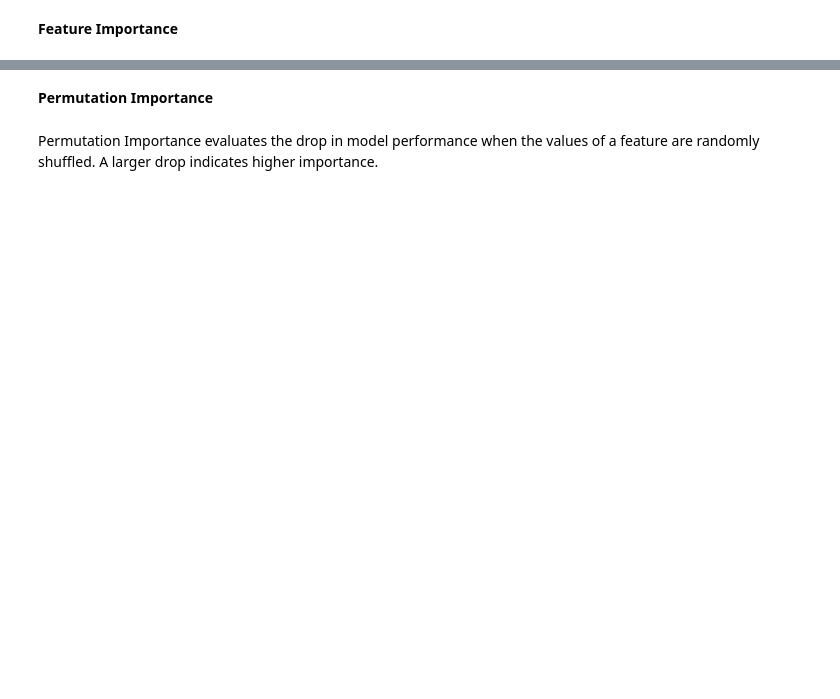
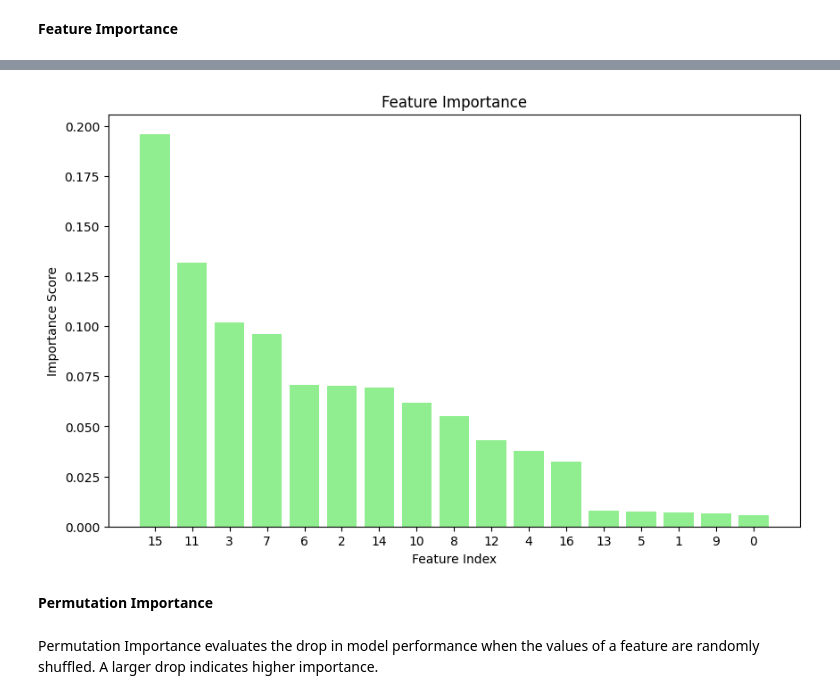
Before and after one commit to amirmosio/telegram-event-detection, a Jupyter notebook: data_analysis/result_analysis.ipynb, the cells around one changed output, grey strips where cells are left out. Saved outputs shown, nothing was run; the diff lists cells and outputs as text; code cells hidden in the pictures; blank space fills up the shorter version.

```diff
--- a/data_analysis/result_analysis.ipynb
+++ b/data_analysis/result_analysis.ipynb
@@ -33,12 +77,14 @@ for column, i in columns_enumeration:
 # %%
 indices = np.argsort(importances)[::-1]
 plt.figure(figsize=(10, 6))
 plt.title("Feature Importance")
-plt.bar(range(X_train.shape[1]), importances[indices], align="center")
-plt.xticks(range(X_train.shape[1]), indices)
+plt.bar(range(X_train.shape[1]), importances[indices], align="center", color = 'lightgreen')
+plt.xticks(range(X_train.shape[1]),indices) #[columns_enumeration[i] for i in indices])
 plt.xlabel("Feature Index")
 plt.ylabel("Importance Score")
 plt.show()
+# %% [output]
+[figure, added]
 # %% [markdown]
 **Permutation Importance**
 # %% [markdown]
```
Also changed, not shown: parts of 14 cells of this notebook.
